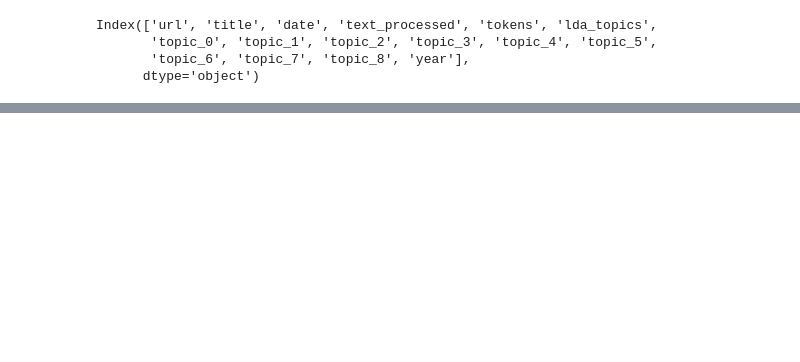
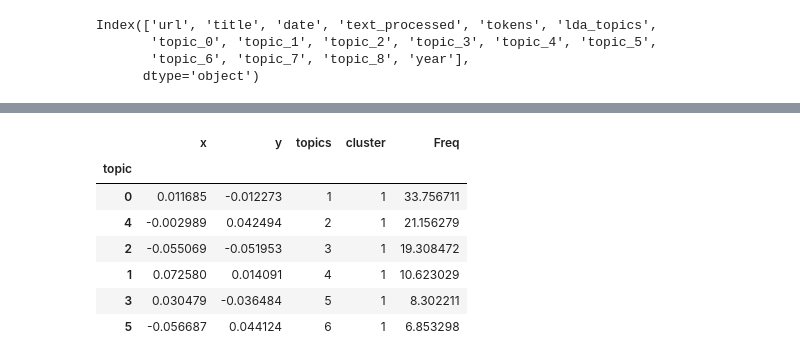
Before and after one commit to mikepackard415/Scientific-Environmental-Discourse, a Jupyter notebook: Programs/Topic Modeling 2.ipynb, the cells around one changed output, grey strips where cells are left out. Drawn from its saved outputs; the diff is of its cells as text; code cells hidden in the pictures; blank space fills up the shorter version.

```diff
--- a/Programs/Topic Modeling 2.ipynb
+++ b/Programs/Topic Modeling 2.ipynb
@@ -79,0 +111,3 @@ nan
+# %%
+p = pyLDAvis.gensim_models.prepare(lda_07_06, corpus, dictionary)
+p
@@ -79,0 +153,11 @@ nan
+# %%
+p.topic_coordinates
+# %% [output]
+|  | x | y | topics | cluster | Freq |
+| topic |  |  |  |  |  |
+| 0 | 0.011685 | -0.012273 | 1 | 1 | 33.756711 |
+| 4 | -0.002989 | 0.042494 | 2 | 1 | 21.156279 |
+| 2 | -0.055069 | -0.051953 | 3 | 1 | 19.308472 |
+| 1 | 0.072580 | 0.014091 | 4 | 1 | 10.623029 |
+| 3 | 0.030479 | -0.036484 | 5 | 1 | 8.302211 |
+| 5 | -0.056687 | 0.044124 | 6 | 1 | 6.853298 |
```
Also changed, not shown: parts of 19 cells of this notebook, 2 other files.
